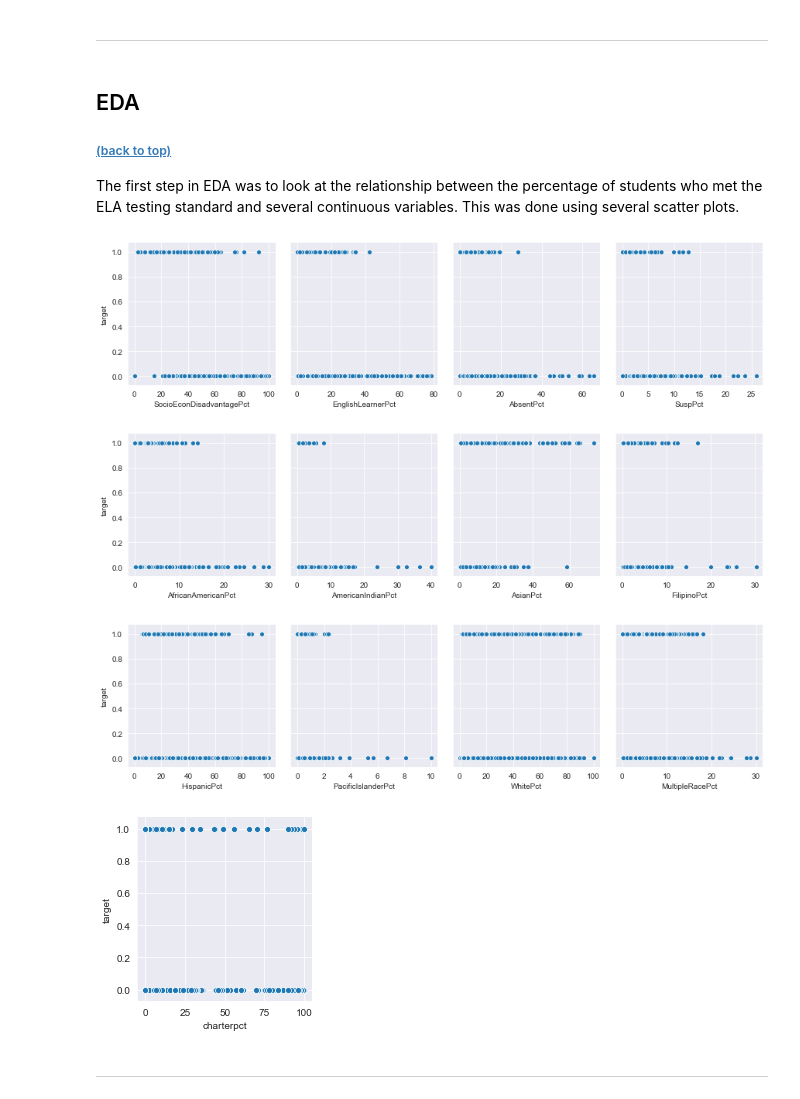
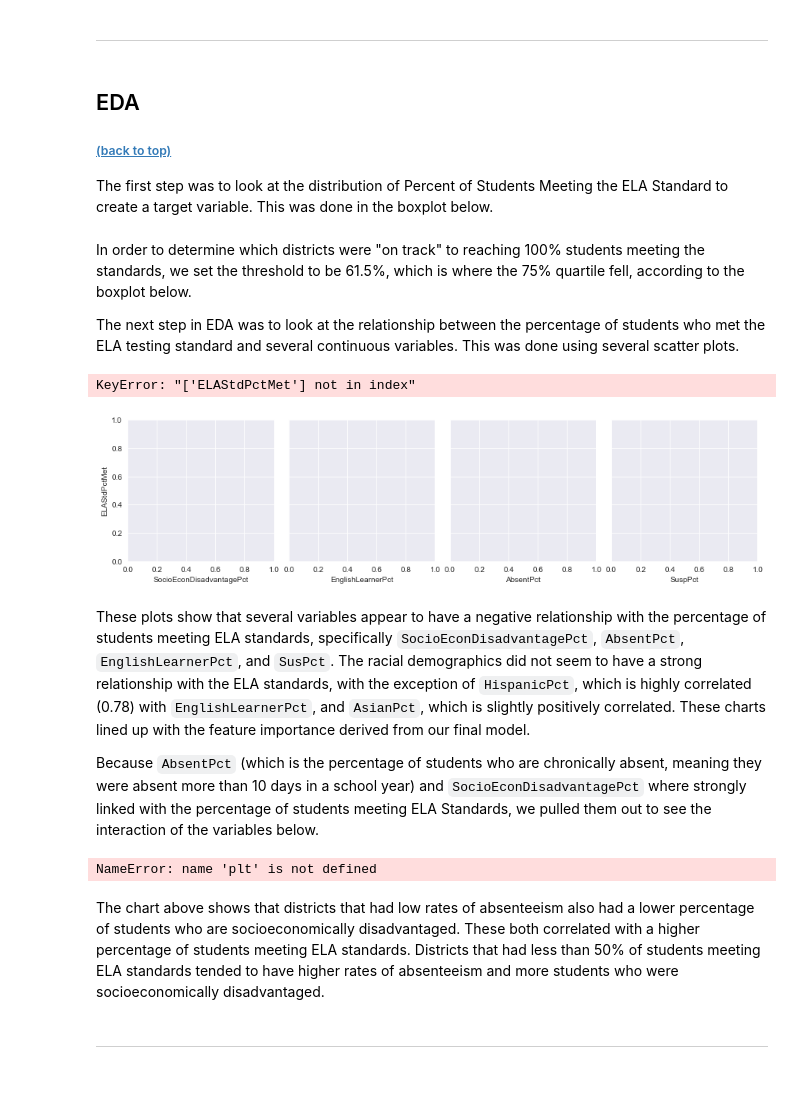
Before and after one commit to ameliadahm20/California-School-Performance, a Jupyter notebook: Final_Notebook.ipynb, the cells around one changed output. Drawn from its saved outputs; the diff is of its cells as text; code cells hidden in the pictures.

```diff
--- a/Final_Notebook.ipynb
+++ b/Final_Notebook.ipynb
@@ -41,8 +41,10 @@ import datacleaning as dc
 import pandas as pd
 import numpy as np
 import seaborn as sns
+import matplotlib as plt
+%matplotlib inline
 df = pd.read_csv('data/California_School_District_Areas_2018-19.csv')
 
 #the column names were changed to make them easier to understand
-df = dc.clean(df)
+education = dc.clean(df)
 # %%
@@ -86,6 +89,6 @@ First, the columns that were not relevant to the analysis were dropped (`OBJECTI
 
 During this process, we also created the target variable. This was engineered from the `ELAStdPctMet` feature. In order to determine if a school was on target to reach 100% proficiency in ELA, we set the threshold at 61%, which was the value for 75% quantile. If a school is on target, `target` contains a 1, if not, a 0.
 # %%
-df = dc.dataprep(df)
+df = dc.dataprep(education)
 df.head()
 # %% [output]
@@ -110,2 +108,7 @@ df.describe()
 # %% [markdown]
 ***
+# %% [markdown]
+## EDA <a id="EDA"></a>
+##### [(back to top)](#Overview)
+
+The first step was to look at the distribution of Percent of Students Meeting the ELA Standard to create a target variable. This was done in the boxplot below.
@@ -112,16 +121,38 @@ df.describe()
 # %% [markdown]
-## EDA <a id="EDA"></a>
-##### [(back to top)](#Overview)
+In order to determine which districts were "on track" to reaching 100% students meeting the standards, we set the threshold to be 61.5%, which is where the 75% quartile fell, according to the boxplot below.
 
-The first step in EDA was to look at the relationship between the percentage of students who met the ELA testing standard and several continuous variables. This was done using several scatter plots.
+
+The next step in EDA was to look at the relationship between the percentage of students who met the ELA testing standard and several continuous variables. This was done using several scatter plots.
 # %%
 features = ['SocioEconDisadvantagePct', 'EnglishLearnerPct', 'AbsentPct', 'SuspPct', 'AfricanAmericanPct', 'AmericanIndianPct', 'AsianPct', 'FilipinoPct', 'HispanicPct', 'PacificIslanderPct', 'WhitePct', 'MultipleRacePct', 'charterpct']
 n=4
 row_groups= [features[i:i+n] for i in range(0, len(features), n) ]
 for i in row_groups:
-    pp = sns.pairplot(data=df, y_vars=['target'],x_vars=i, kind="scatter", height=3)
+    pp = sns.pairplot(data=df, y_vars=['ELAStdPctMet'],x_vars=i, kind="scatter", height=3)
 # %% [output]
+KeyError: "['ELAStdPctMet'] not in index"
-[figure, old version]
+[figure, new version]
-[figure, removed]
-[figure, removed]
-[figure, removed]
+# %% [markdown]
+These plots show that several variables appear to have a negative relationship with the percentage of students meeting ELA standards, specifically `SocioEconDisadvantagePct`, `AbsentPct`, `EnglishLearnerPct`, and `SusPct`. The racial demographics did not seem to have a strong relationship with the ELA standards, with the exception of `HispanicPct`, which is highly correlated (0.78) with `EnglishLearnerPct`, and `AsianPct`, which is slightly positively correlated. These charts lined up with the feature importance derived from our final model.
+
+
+Because `AbsentPct` (which is the percentage of students who are chronically absent, meaning they were absent more than 10 days in a school year) and `SocioEconDisadvantagePct` where strongly linked with the percentage of students meeting ELA Standards, we pulled them out to see the interaction of the variables below.
+# %%
+import matplotlib.ticker as mtick
+
+x = df.AbsentPct
+y = df.ELAStdMet
+hue=df.SocioEconDisadvantagePct
+
+fig, ax = plt.subplots(figsize = (10, 8))
+ax = sns.scatterplot(x,y, hue=hue);
+ax.set_title('Students Meeting ELA Standards and Absenteeism, by Socioeconomic Disadvantaged Percentage',fontsize=14);
+ax.set_xlabel('Percentage of Students Chronically Absent', fontsize=10);
+ax.set_ylabel('Percentage of Students Meeting ELA Standard', fontsize=10);
+ax.legend(bbox_to_anchor=(1.05, 1), loc=2, borderaxespad=0.);
+ax.yaxis.set_major_formatter(mtick.PercentFormatter())
+ax.xaxis.set_major_formatter(mtick.PercentFormatter())
+# %% [output]
+NameError: name 'plt' is not defined
+# %% [markdown]
+The chart above shows that districts that had low rates of absenteeism also had a lower percentage of students who are socioeconomically disadvantaged. These both correlated with a higher percentage of students meeting ELA standards. Districts that had less than 50% of students meeting ELA standards tended to have higher rates of absenteeism and more students who were socioeconomically disadvantaged.
```
Also changed, not shown: parts of 6 cells of this notebook, 2 other files.
